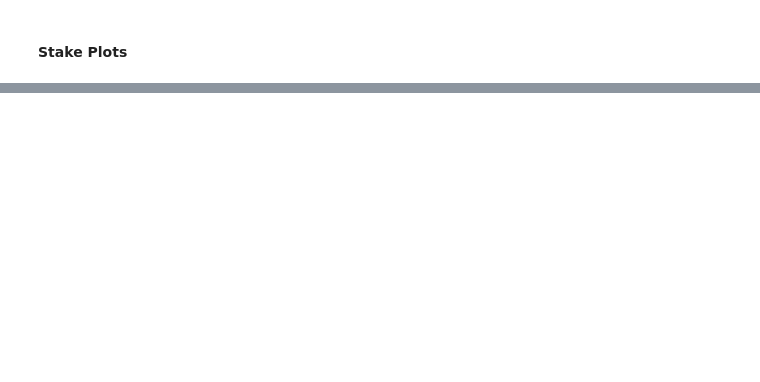
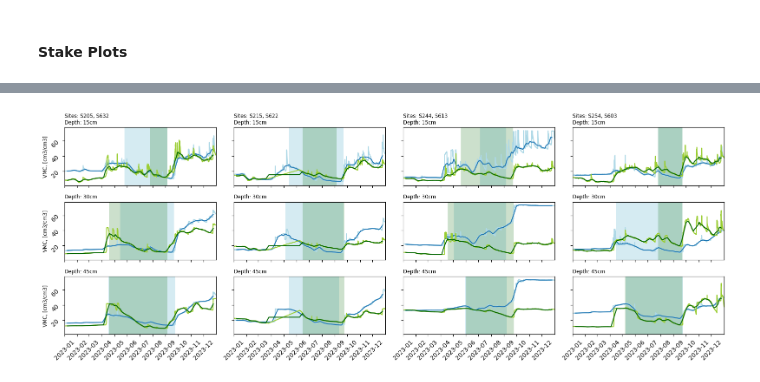
Before and after one commit to mwdjones/mef-snowhydro, a Jupyter notebook: Data and Codes/02_soilmoistanalysis.ipynb, the cells around one changed output, grey strips where cells are left out. Saved outputs shown, nothing was run; the diff lists cells and outputs as text; code cells hidden in the pictures; blank space fills up the shorter version.

Commit message:
soil plots

```diff
--- a/Data and Codes/02_soilmoistanalysis.ipynb
+++ b/Data and Codes/02_soilmoistanalysis.ipynb
@@ -449,0 +429,33 @@ for site in ['S603', 'S613', 'S622', 'S632']:
+# %%
+#Stacked S2 plots
+fig, axs = plt.subplots(3, 4, figsize = (16, 6),
+                                         sharey = True,
+                                         sharex = True,
+                                         layout = 'tight')
+
+#S2 Sites
+s2_sites = ['S205', 'S215', 'S244', 'S254']
+
+#S6 Sites
+s6_sites = ['S632', 'S622', 'S613', 'S603']
+
+#Depths
+depths = ['SoilMoist_15cm', 'SoilMoist_30cm', 'SoilMoist_45cm']
+
+#Axis index
+ax_ind = 0
+
+#For each set of sites plot the top soil moisture layer, the smoothed verison and the drawdown window
+for i in range(0, len(s2_sites)):
+    s2site = s2_sites[i]
+    s6site = s6_sites[i]
+
+    for j in range(0, len(depths)):
+        depth = depths[j]
+
+        ax = axs[j, i]
+        plot_moisture(s2site, s6site, depth, ax)
+
+plt.savefig(fig_savepath + 'SoilMoisture_FullPlot.pdf')
+# %% [output]
+[figure, added]
```
Also changed, not shown: parts of 2 cells of this notebook, 5 other files.
